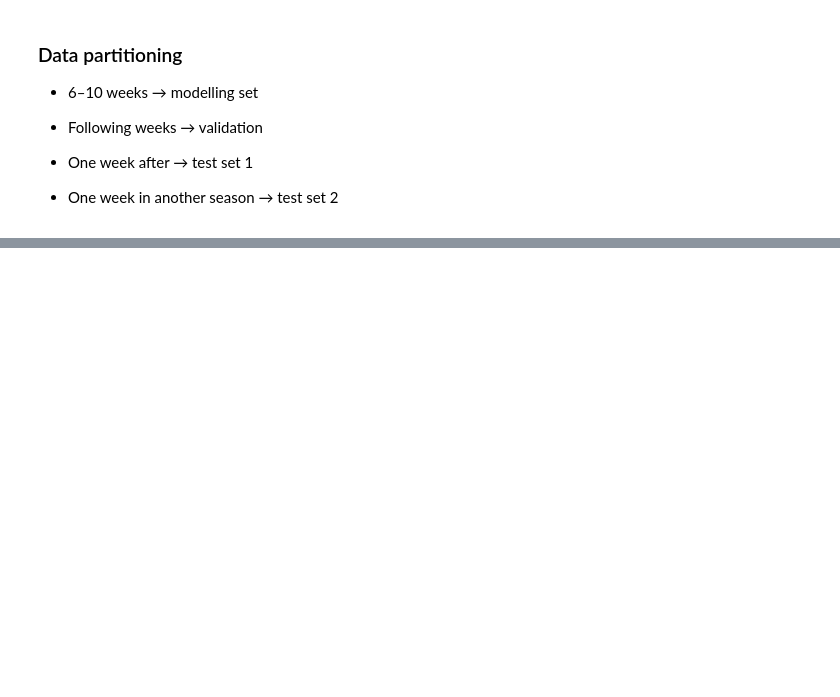
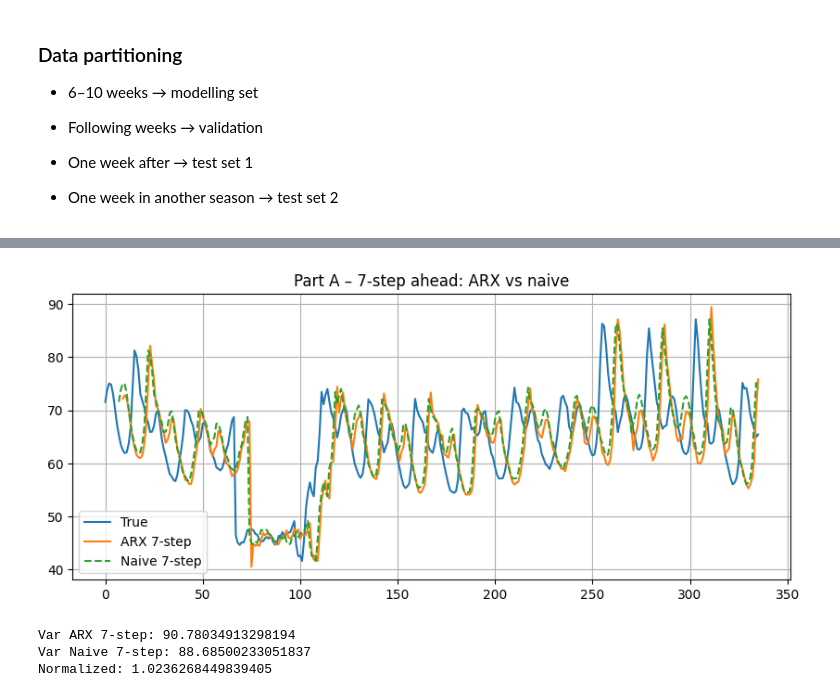
Before and after one commit to asifakhan09/MASM17-Time-series-analysis, a Jupyter notebook: Final Project/Asifa.ipynb, the cells around one changed output, grey strips where cells are left out. Saved outputs shown, nothing was run; the diff lists cells and outputs as text; code cells hidden in the pictures; blank space fills up the shorter version.

```diff
--- a/Final Project/Asifa.ipynb
+++ b/Final Project/Asifa.ipynb
@@ -287,0 +462,31 @@ Normalized variance: 0.999021124160317
+# %%
+# ==============================
+# Part A – 7-step naive baseline
+# ==============================
+
+k = 7
+yhat7_naive = np.full_like(y_val, np.nan, dtype=float)
+
+# naive k-step: yhat(t+k|t) = y(t)
+for t in range(len(y_val) - k):
+    yhat7_naive[t+k] = y_val[t]
+
+plt.plot(y_val, label="True")
+plt.plot(yhat_7, label="ARX 7-step")
+plt.plot(yhat7_naive, label="Naive 7-step", linestyle="--")
+plt.legend()
+plt.title("Part A – 7-step ahead: ARX vs naive")
+plt.show()
+
+e_arx7 = y_val - yhat_7
+e_nv7 = y_val - yhat7_naive
+
+mask = ~np.isnan(e_arx7)
+print("Var ARX 7-step:", np.var(e_arx7[mask]))
+print("Var Naive 7-step:", np.var(e_nv7[mask]))
+print("Normalized:", np.var(e_arx7[mask]) / np.var(e_nv7[mask]))
+# %% [output]
+[figure, added]
+Var ARX 7-step: 90.78034913298194
+Var Naive 7-step: 88.68500233051837
+Normalized: 1.0236268449839405
```
Also changed, not shown: parts of 71 cells of this notebook.
